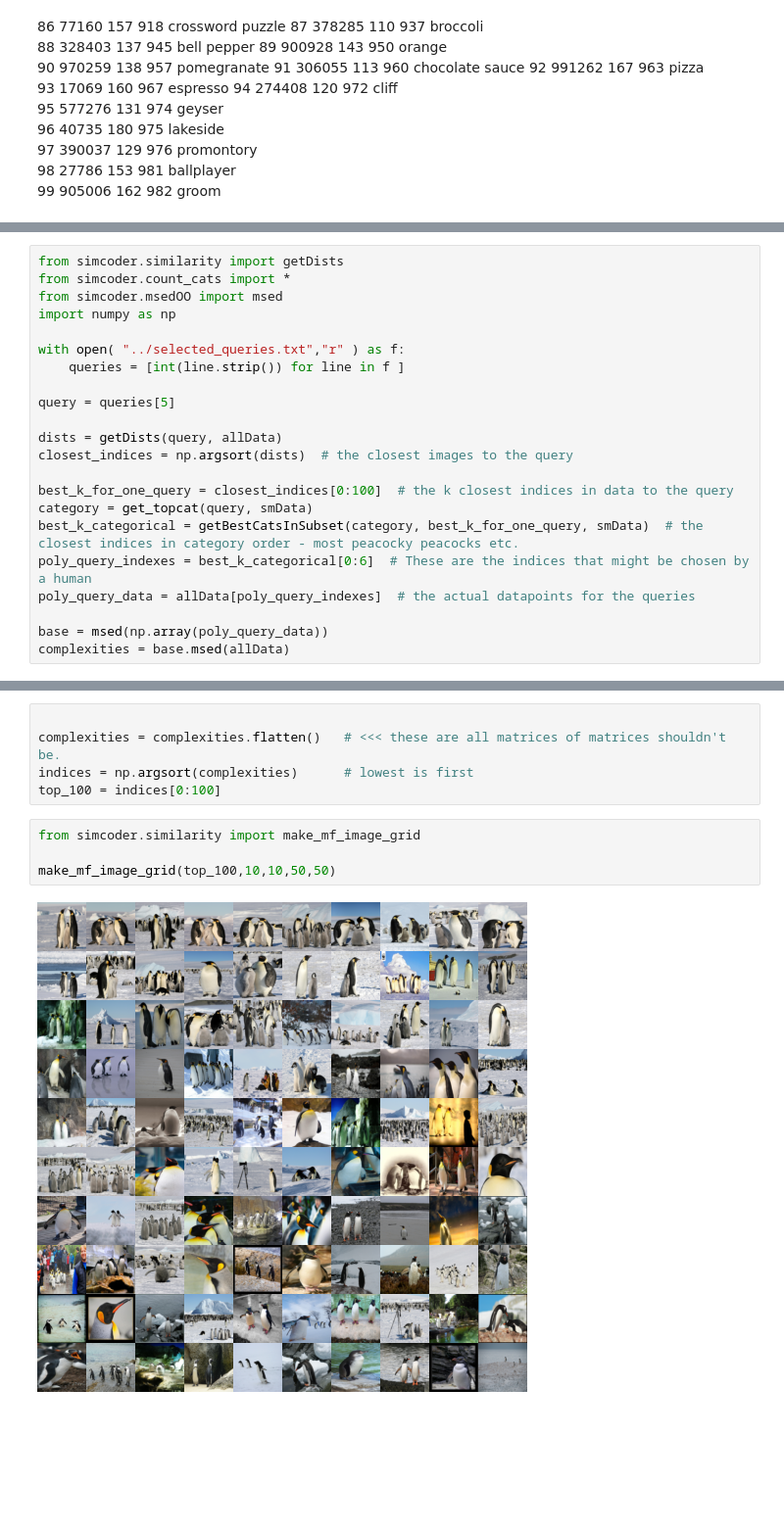
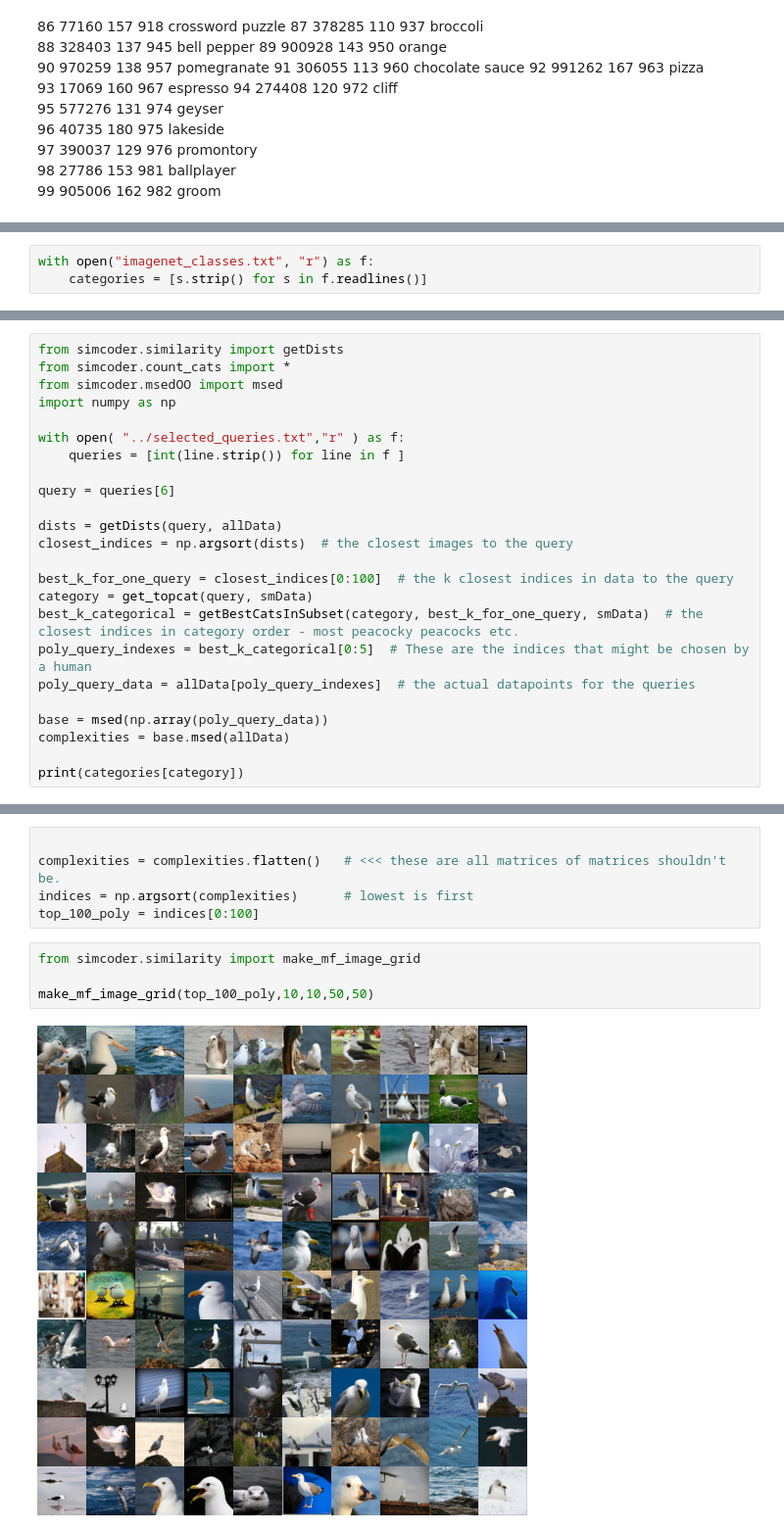
Before and after one commit to MetricSearch/simcoder-pytorch, a Jupyter notebook: notebooks/test_msed007 run any.ipynb, the cells around one changed output, grey strips where cells are left out. Shown at 98% size. Drawn from its saved outputs; the diff is of its cells as text; blank space fills up the shorter version.

```diff
--- a/notebooks/test_msed007 run any.ipynb
+++ b/notebooks/test_msed007 run any.ipynb
@@ -119,2 +119,5 @@ from simcoder.msedOO import l1_norm
 
 allData = l1_norm(allData)
+# %%
+with open("imagenet_classes.txt", "r") as f:
+    categories = [s.strip() for s in f.readlines()]
@@ -127,7 +167,7 @@ import numpy as np
 with open( "../selected_queries.txt","r" ) as f:
     queries = [int(line.strip()) for line in f ]
 
-query = queries[5]
+query = queries[6]
 
 dists = getDists(query, allData)
 closest_indices = np.argsort(dists)  # the closest images to the query
@@ -135,8 +175,10 @@ closest_indices = np.argsort(dists)  # the closest images to the query
 best_k_for_one_query = closest_indices[0:100]  # the k closest indices in data to the query
 category = get_topcat(query, smData)
 best_k_categorical = getBestCatsInSubset(category, best_k_for_one_query, smData)  # the closest indices in category order - most peacocky peacocks etc.
-poly_query_indexes = best_k_categorical[0:6]  # These are the indices that might be chosen by a human
+poly_query_indexes = best_k_categorical[0:5]  # These are the indices that might be chosen by a human
 poly_query_data = allData[poly_query_indexes]  # the actual datapoints for the queries
 
 base = msed(np.array(poly_query_data))
 complexities = base.msed(allData)
+
+print(categories[category])
@@ -144,10 +188,10 @@ complexities = base.msed(allData)
 
 complexities = complexities.flatten()   # <<< these are all matrices of matrices shouldn't be.
 indices = np.argsort(complexities)      # lowest is first
-top_100 = indices[0:100]
+top_100_poly = indices[0:100]
 # %%
 from simcoder.similarity import make_mf_image_grid
 
-make_mf_image_grid(top_100,10,10,50,50)
+make_mf_image_grid(top_100_poly,10,10,50,50)
 # %% [output]
-[figure, old version]
+[figure, new version]
```
Also changed, not shown: parts of 7 cells of this notebook, 11 other files.
